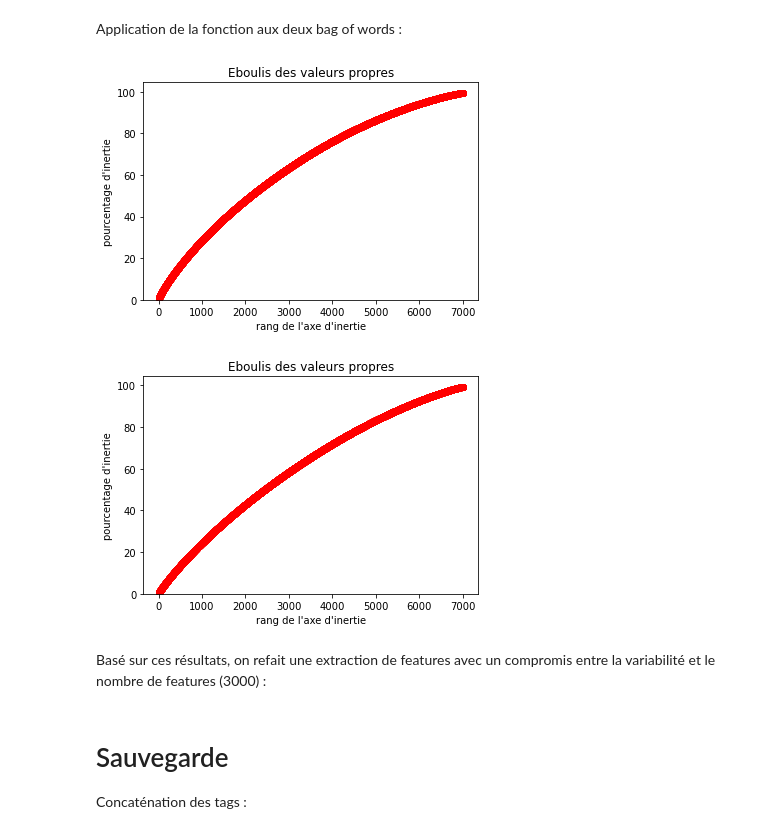
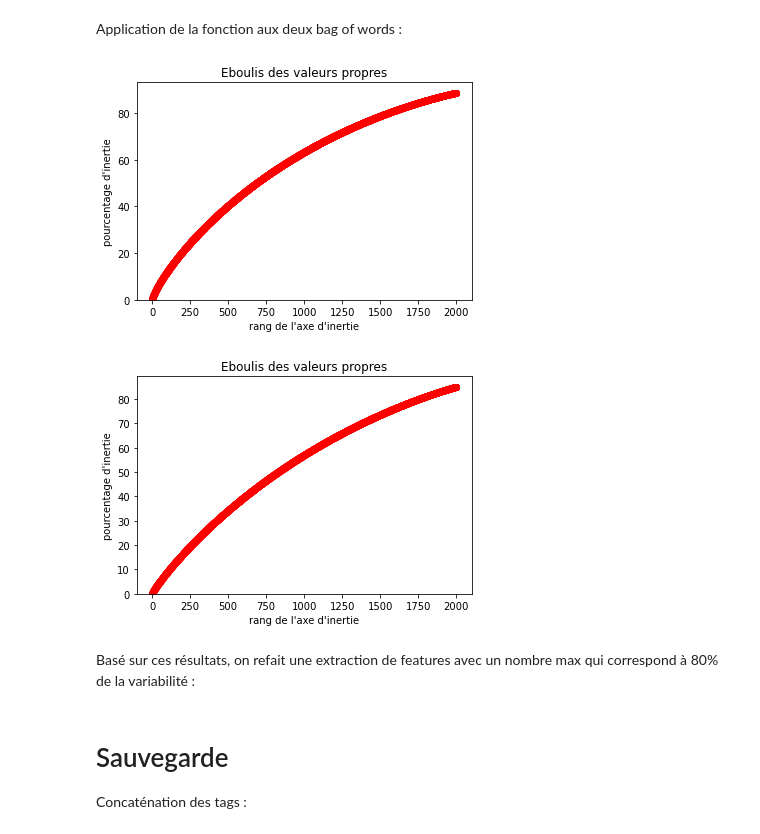
Before and after one commit to KenoKanawa/OpenClassroomsProjects, a Jupyter notebook: mainImportData.ipynb, the cells around one changed output. Drawn from its saved outputs; the diff is of its cells as text; code cells hidden in the pictures.

```diff
--- a/mainImportData.ipynb
+++ b/mainImportData.ipynb
@@ -17,16 +17,8 @@ AND Score > 0 AND AnswerCount > 0 AND Id < 1000000
 
 **On effectue plusieurs requêtes en filtrant sur l'ID pour avoir environ 100.000 résultats.**
 # %%
-# Import des deux requêtes
-data1 = pd.read_csv('FILTERED_QueryResults.csv')
-data2 = pd.read_csv('FILTERED_QueryResults-2.csv')
-data3 = pd.read_csv('FILTERED_QueryResults-3.csv')
-
-# Concaténation
-data = pd.concat([data1, data2])
-
 # Import des données tronquées pour les tests
-# data = pd.read_csv('QueryResults_NEW_LIGHT.csv')
+data = pd.read_csv('QueryResults_NEW_LIGHT.csv')
 
 data.head(5)
 # %% [output]
@@ -39,8 +31,8 @@ data.head(5)
 # %% [markdown]
 On supprime un certain nombre de lignes pour réduire la place dans la RAM :
 # %%
-N_LIGNES = 70000
-data = data.iloc[:N_LIGNES, :]
+# N_LIGNES = 1000
+# data = data.iloc[:N_LIGNES, :]
 # %% [markdown]
 # Nettoyage des données
 
@@ -148,7 +140,7 @@ Maintenant que nous avons les tags sous forme de liste pour chaque ligne, nous d
 
 Seuil du nombre d'apparitions d'un tag pour qu'il soit retenu :
 # %%
-SEUIL_TAGS = 500
+SEUIL_TAGS = 200
 # %% [markdown]
 Application du tri :
 # %%
@@ -660,14 +647,14 @@ def affichageEboulis(n_comp, data):
 Application de la fonction aux deux bag of words :
 # %%
 # Nombre de composantes principales
-n_comp = 7000
+n_comp = 2000
 
 # Application de la fonction
 affichageEboulis(n_comp, dataCount)
 affichageEboulis(n_comp, dataTF)
 # %% [output]
-[figure, old version]
+[figure, new version]
-[figure, old version]
+[figure, new version]
 # %% [markdown]
-Basé sur ces résultats, on refait une extraction de features avec un compromis entre la variabilité et le nombre de features (3000) :
+Basé sur ces résultats, on refait une extraction de features avec un nombre max qui correspond à 80% de la variabilité :
 # %%
```
Also changed, not shown: parts of 16 cells of this notebook, 1 other file.
